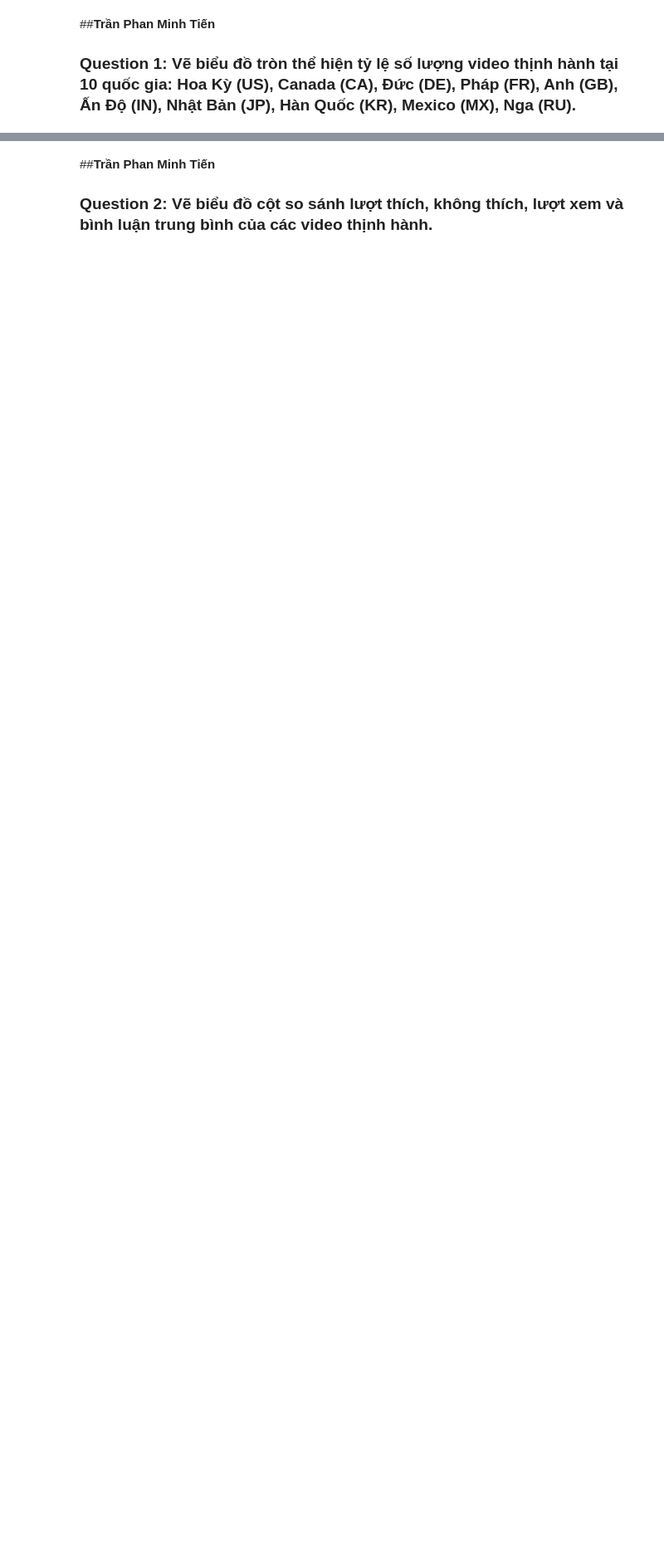
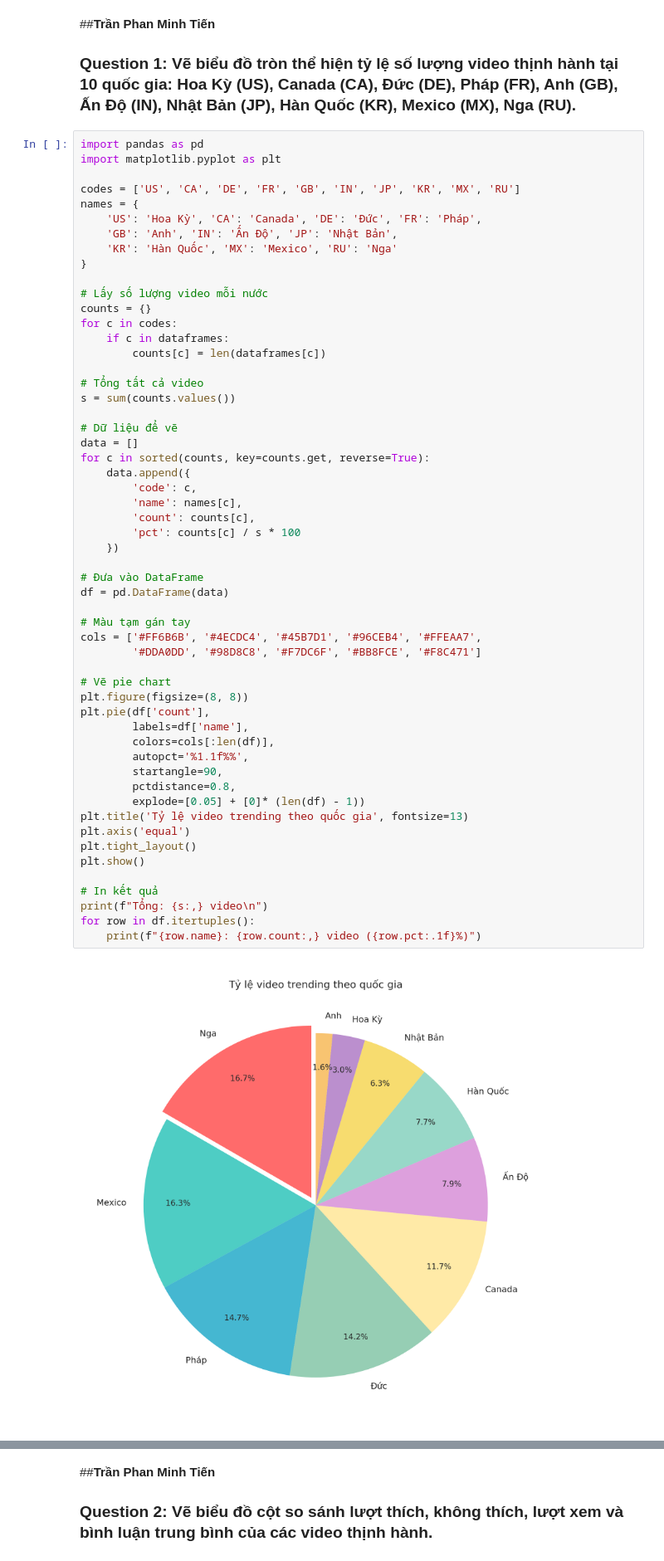
Before and after one commit to YumeSoft/Youtube-Data-Analysis-Project, a Jupyter notebook: Project_DA_cuối_kỳ.ipynb, the cells around one changed output, grey strips where cells are left out. Shown at 83% size. Saved outputs shown, nothing was run; the diff lists cells and outputs as text; blank space fills up the shorter version.

```diff
--- a/Project_DA_cuối_kỳ.ipynb
+++ b/Project_DA_cuối_kỳ.ipynb
@@ -753,3 +734,60 @@ combined_df.sample(10, random_state=42)
 # %% [markdown]
 ##**Trần Phan Minh Tiến**
 ### **Question 1**: Vẽ biểu đồ tròn thể hiện tỷ lệ số lượng video thịnh hành tại 10 quốc gia: Hoa Kỳ (US), Canada (CA), Đức (DE), Pháp (FR), Anh (GB), Ấn Độ (IN), Nhật Bản (JP), Hàn Quốc (KR), Mexico (MX), Nga (RU).
+# %%
+import pandas as pd
+import matplotlib.pyplot as plt
+
+codes = ['US', 'CA', 'DE', 'FR', 'GB', 'IN', 'JP', 'KR', 'MX', 'RU']
+names = {
+    'US': 'Hoa Kỳ', 'CA': 'Canada', 'DE': 'Đức', 'FR': 'Pháp',
+    'GB': 'Anh', 'IN': 'Ấn Độ', 'JP': 'Nhật Bản',
+    'KR': 'Hàn Quốc', 'MX': 'Mexico', 'RU': 'Nga'
+}
+
+# Lấy số lượng video mỗi nước
+counts = {}
+for c in codes:
+    if c in dataframes:
+        counts[c] = len(dataframes[c])
+
+# Tổng tất cả video
+s = sum(counts.values())
+
+# Dữ liệu để vẽ
+data = []
+for c in sorted(counts, key=counts.get, reverse=True):
+    data.append({
+        'code': c,
+        'name': names[c],
+        'count': counts[c],
+        'pct': counts[c] / s * 100
+    })
+
+# Đưa vào DataFrame
+df = pd.DataFrame(data)
+
+# Màu tạm gán tay
+cols = ['#FF6B6B', '#4ECDC4', '#45B7D1', '#96CEB4', '#FFEAA7',
+        '#DDA0DD', '#98D8C8', '#F7DC6F', '#BB8FCE', '#F8C471']
+
+# Vẽ pie chart
+plt.figure(figsize=(8, 8))
+plt.pie(df['count'],
+        labels=df['name'],
+        colors=cols[:len(df)],
+        autopct='%1.1f%%',
+        startangle=90,
+        pctdistance=0.8,
+        explode=[0.05] + [0]* (len(df) - 1))
+plt.title('Tỷ lệ video trending theo quốc gia', fontsize=13)
+plt.axis('equal')
+plt.tight_layout()
+plt.show()
+
+# In kết quả
+print(f"Tổng: {s:,} video\n")
+for row in df.itertuples():
+    print(f"{row.name}: {row.count:,} video ({row.pct:.1f}%)")
+# %% [output]
+[figure, added]
```
Also changed, not shown: parts of 8 cells of this notebook.
